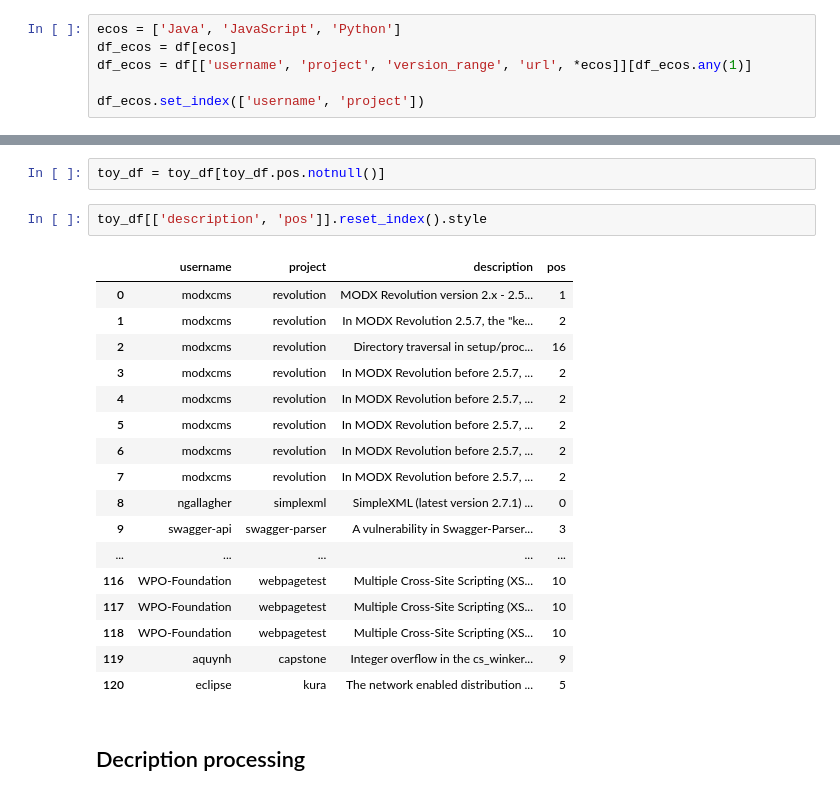
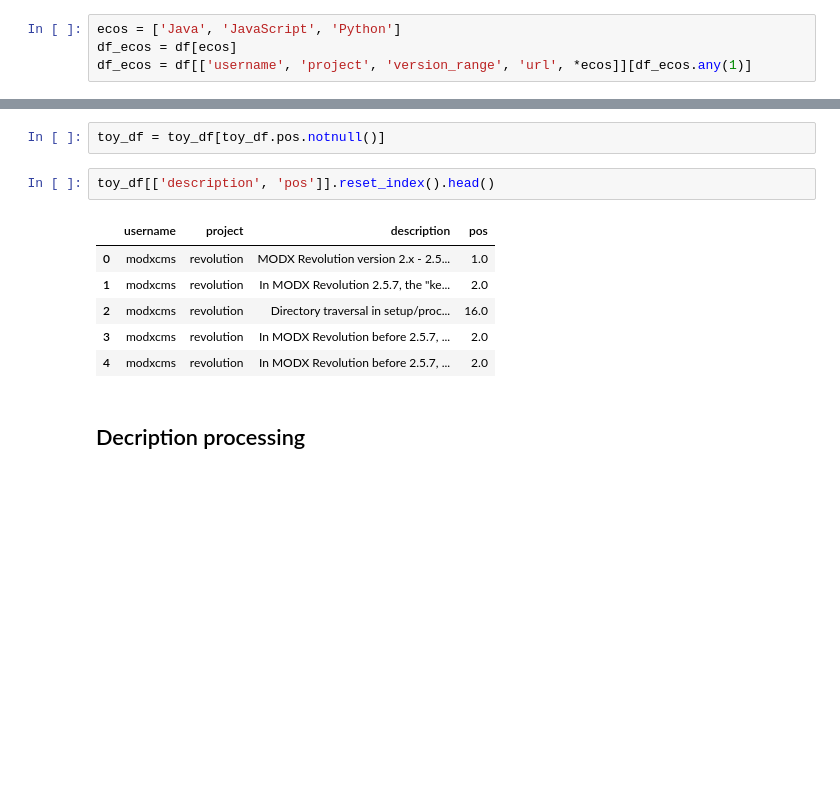
Before and after one commit to CermakM/nvdlib-msrb-, a Jupyter notebook: cve-desrciption-cracker.ipynb, the cells around one changed output, grey strips where cells are left out. Saved outputs shown, nothing was run; the diff lists cells and outputs as text; blank space fills up the shorter version.

```diff
--- a/cve-desrciption-cracker.ipynb
+++ b/cve-desrciption-cracker.ipynb
@@ -35,5 +35,3 @@ GH_BASE_URL = u"http[s]://github.com"
 ecos = ['Java', 'JavaScript', 'Python']
 df_ecos = df[ecos]
 df_ecos = df[['username', 'project', 'version_range', 'url', *ecos]][df_ecos.any(1)]
-
-df_ecos.set_index(['username', 'project'])
@@ -157,25 +123,14 @@ toy_df = toy_df.reset_index().merge(labels, how='outer', on='cve_id').set_index(
 # %%
 toy_df = toy_df[toy_df.pos.notnull()]
 # %%
-toy_df[['description', 'pos']].reset_index().style
+toy_df[['description', 'pos']].reset_index().head()
 # %% [output]
 |  | username | project | description | pos |
-| 0 | modxcms | revolution | MODX Revolution version 2.x - 2.5... | 1 |
-| 1 | modxcms | revolution | In MODX Revolution 2.5.7, the "ke... | 2 |
-| 2 | modxcms | revolution | Directory traversal in setup/proc... | 16 |
-| 3 | modxcms | revolution | In MODX Revolution before 2.5.7, ... | 2 |
-| 4 | modxcms | revolution | In MODX Revolution before 2.5.7, ... | 2 |
-| 5 | modxcms | revolution | In MODX Revolution before 2.5.7, ... | 2 |
-| 6 | modxcms | revolution | In MODX Revolution before 2.5.7, ... | 2 |
-| 7 | modxcms | revolution | In MODX Revolution before 2.5.7, ... | 2 |
-| 8 | ngallagher | simplexml | SimpleXML (latest version 2.7.1) ... | 0 |
-| 9 | swagger-api | swagger-parser | A vulnerability in Swagger-Parser... | 3 |
-| ... | ... | ... | ... | ... |
-| 116 | WPO-Foundation | webpagetest | Multiple Cross-Site Scripting (XS... | 10 |
-| 117 | WPO-Foundation | webpagetest | Multiple Cross-Site Scripting (XS... | 10 |
-| 118 | WPO-Foundation | webpagetest | Multiple Cross-Site Scripting (XS... | 10 |
-| 119 | aquynh | capstone | Integer overflow in the cs_winker... | 9 |
-| 120 | eclipse | kura | The network enabled distribution ... | 5 |
+| 0 | modxcms | revolution | MODX Revolution version 2.x - 2.5... | 1.0 |
+| 1 | modxcms | revolution | In MODX Revolution 2.5.7, the "ke... | 2.0 |
+| 2 | modxcms | revolution | Directory traversal in setup/proc... | 16.0 |
+| 3 | modxcms | revolution | In MODX Revolution before 2.5.7, ... | 2.0 |
+| 4 | modxcms | revolution | In MODX Revolution before 2.5.7, ... | 2.0 |
 # %% [markdown]
 ## Decription processing
 # %%
```
Also changed, not shown: parts of 5 cells of this notebook.
